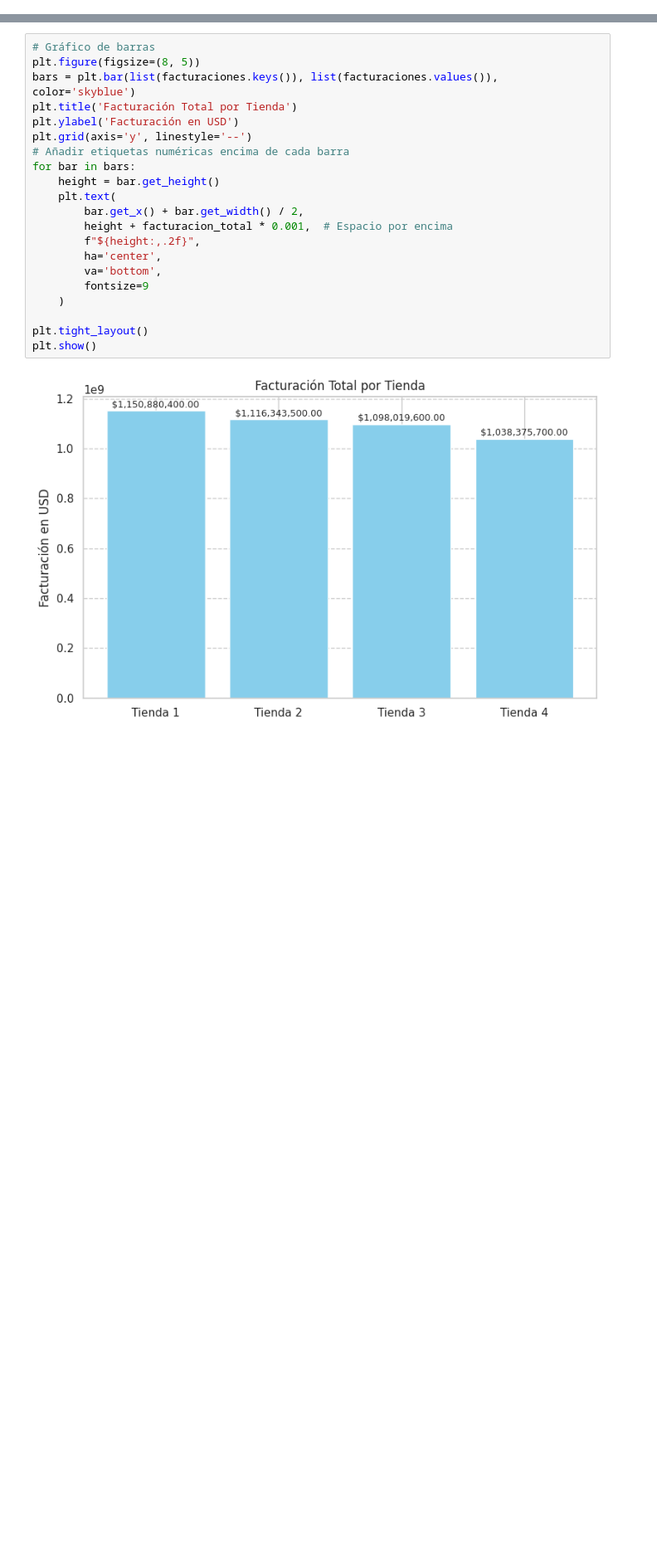
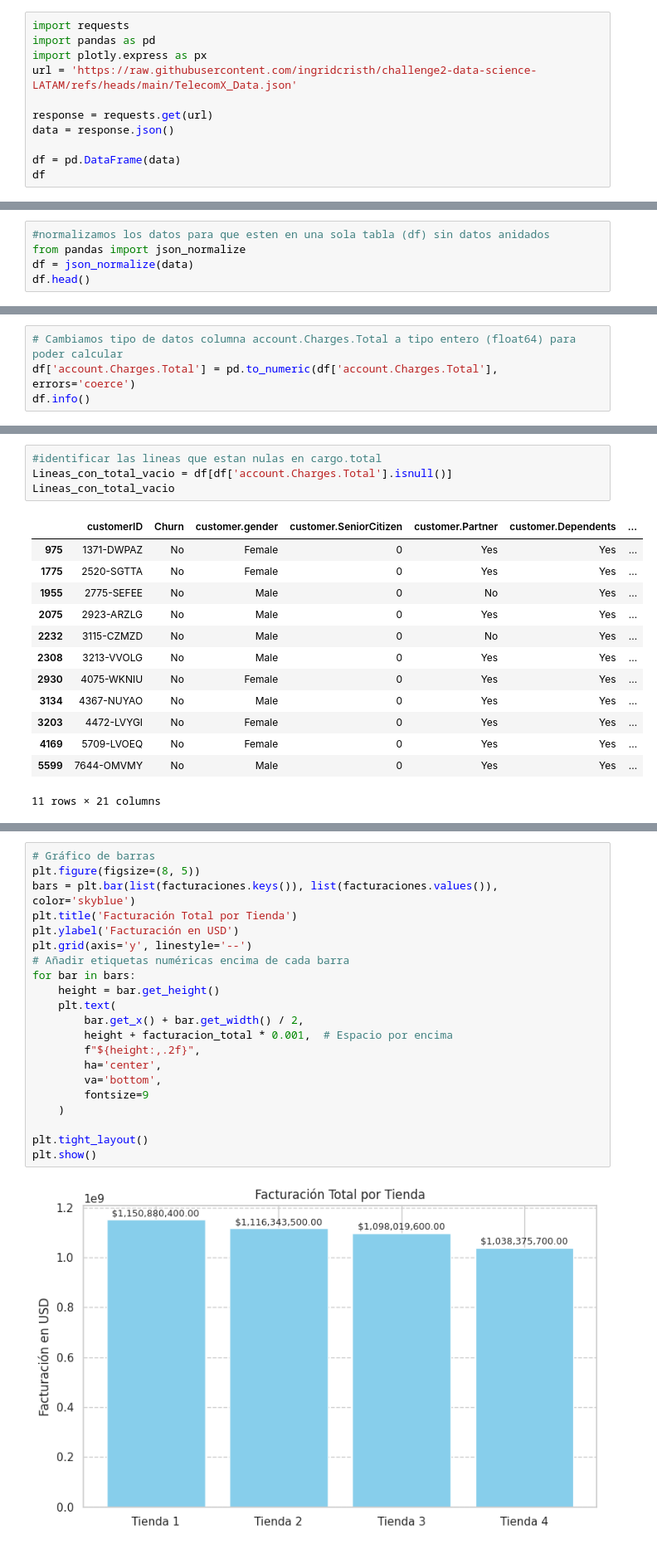
Before and after one commit to Saya-Sayita/Challenge2-TelecomX-main, a Jupyter notebook: Prueba.ipynb, the cells around one changed output, grey strips where cells are left out. Shown at 83% size. Drawn from its saved outputs; the diff is of its cells as text; blank space fills up the shorter version.

```diff
--- a/Prueba.ipynb
+++ b/Prueba.ipynb
@@ -78,0 +5,11 @@ Facturación total de todas las tiendas: $4,403,619,200.00
+# %%
+import requests
+import pandas as pd
+import plotly.express as px
+url = 'https://raw.githubusercontent.com/ingridcristh/challenge2-data-science-LATAM/refs/heads/main/TelecomX_Data.json'
+
+response = requests.get(url)
+data = response.json()
+
+df = pd.DataFrame(data)
+df
@@ -78,0 +48,5 @@ Facturación total de todas las tiendas: $4,403,619,200.00
+# %%
+#normalizamos los datos para que esten en una sola tabla (df) sin datos anidados
+from pandas import json_normalize
+df = json_normalize(data)
+df.head()
@@ -78,0 +81,4 @@ Facturación total de todas las tiendas: $4,403,619,200.00
+# %%
+# Cambiamos tipo de datos columna account.Charges.Total a tipo entero (float64) para poder calcular
+df['account.Charges.Total'] = pd.to_numeric(df['account.Charges.Total'], errors='coerce')
+df.info()
@@ -78,0 +157,18 @@ Facturación total de todas las tiendas: $4,403,619,200.00
+# %%
+#identificar las lineas que estan nulas en cargo.total
+Lineas_con_total_vacio = df[df['account.Charges.Total'].isnull()]
+Lineas_con_total_vacio
+# %% [output]
+|  | customerID | Churn | customer.gender | customer.SeniorCitizen | customer.Partner | customer.Dependents | ... |
+| 975 | 1371-DWPAZ | No | Female | 0 | Yes | Yes | ... |
+| 1775 | 2520-SGTTA | No | Female | 0 | Yes | Yes | ... |
+| 1955 | 2775-SEFEE | No | Male | 0 | No | Yes | ... |
+| 2075 | 2923-ARZLG | No | Male | 0 | Yes | Yes | ... |
+| 2232 | 3115-CZMZD | No | Male | 0 | No | Yes | ... |
+| 2308 | 3213-VVOLG | No | Male | 0 | Yes | Yes | ... |
+| 2930 | 4075-WKNIU | No | Female | 0 | Yes | Yes | ... |
+| 3134 | 4367-NUYAO | No | Male | 0 | Yes | Yes | ... |
+| 3203 | 4472-LVYGI | No | Female | 0 | Yes | Yes | ... |
+| 4169 | 5709-LVOEQ | No | Female | 0 | Yes | Yes | ... |
+| 5599 | 7644-OMVMY | No | Male | 0 | Yes | Yes | ... |
+11 rows × 21 columns
```
Also changed, not shown: parts of 32 cells of this notebook.
